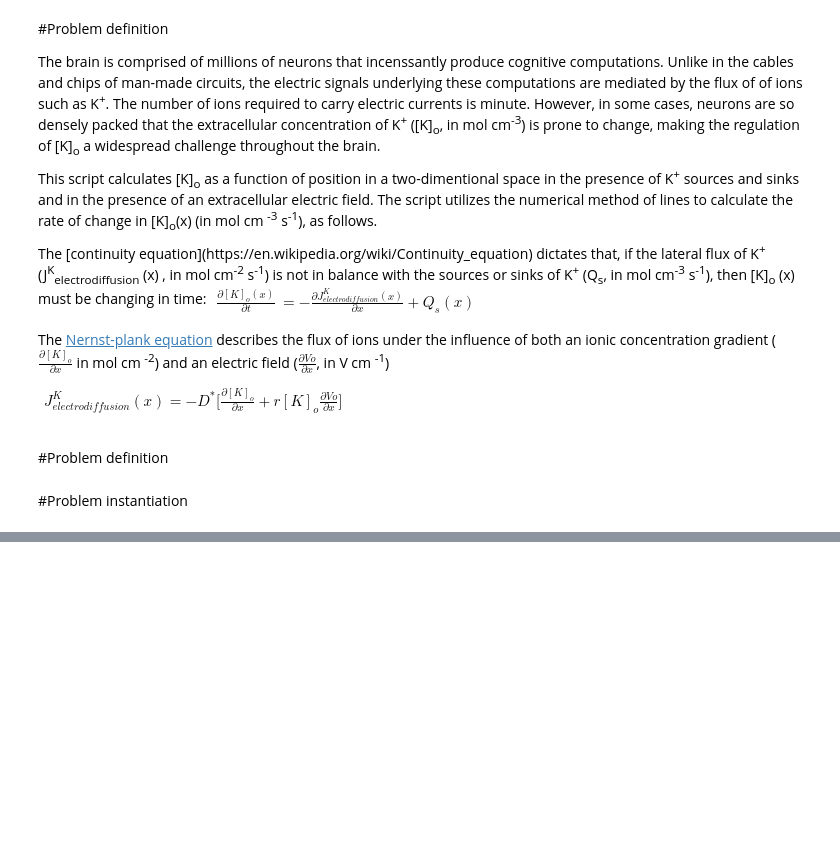
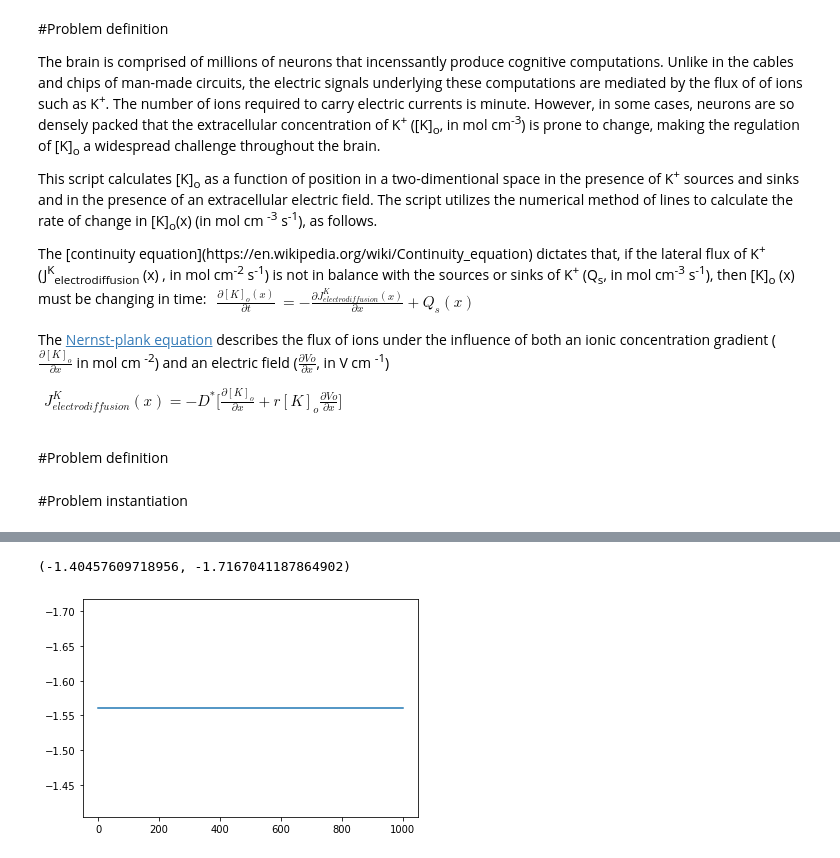
Before and after one commit to Megaptera666/Linearized-electrodiffusion, a Jupyter notebook: Linearized_electrodiffusion.ipynb, the cells around one changed output, grey strips where cells are left out. Drawn from its saved outputs; the diff is of its cells as text; code cells hidden in the pictures; blank space fills up the shorter version.

```diff
--- a/Linearized_electrodiffusion.ipynb
+++ b/Linearized_electrodiffusion.ipynb
@@ -207 +217,9 @@ def simple_electrodif(t, u):
+# %%
+test = simple_electrodif(0, u=Initial_ko_x)
+plt.plot(test)
+plt.ylim((np.amin(test)-np.amin(test)*0.1),(np.amax(test)+np.amax(test)*0.1))
+# print(test)
+# %% [output]
+(-1.40457609718956, -1.7167041187864902)
+[figure, added]
 # %%
```
Also changed, not shown: parts of 11 cells of this notebook.
